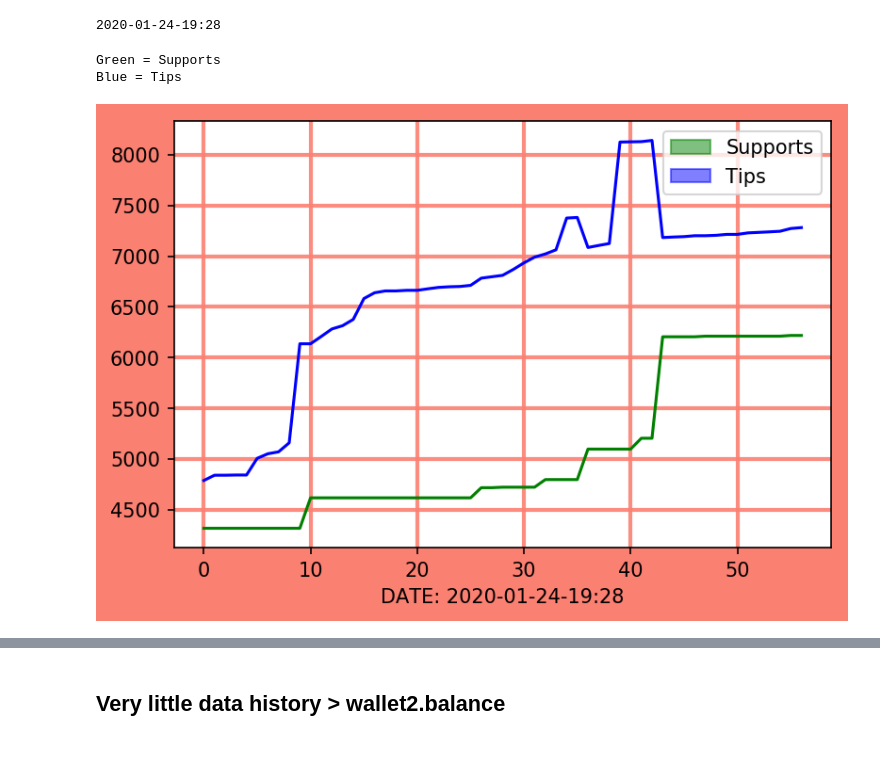
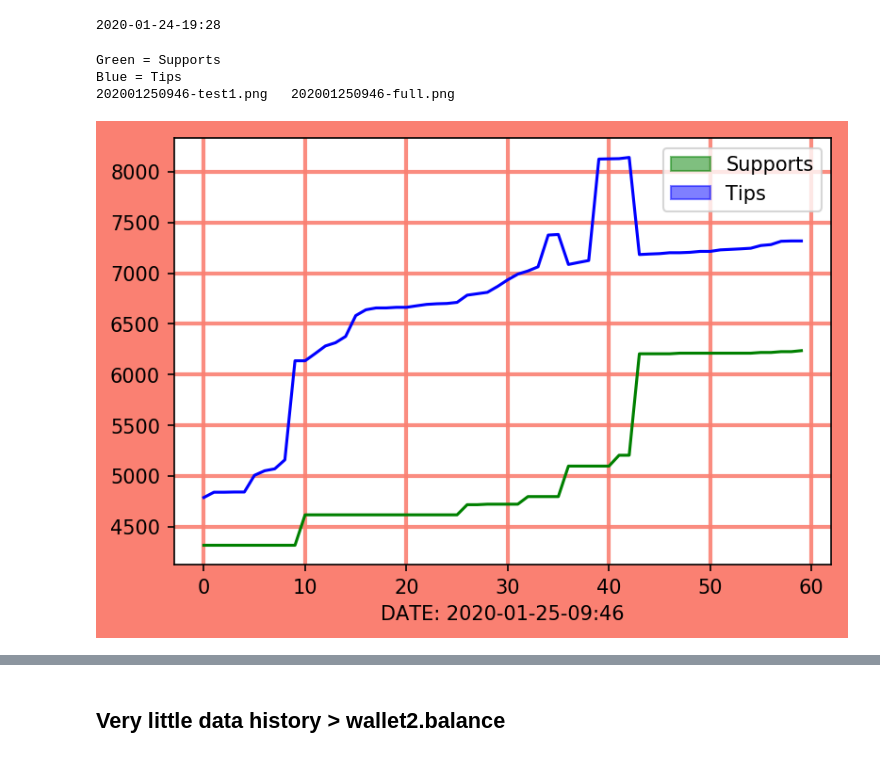
Before and after one commit to JupyterJones/LBRY-toolbox, a Jupyter notebook: Plots-Graphs.ipynb, the cells around one changed output, grey strips where cells are left out. Saved outputs shown, nothing was run; the diff lists cells and outputs as text; code cells hidden in the pictures.

```diff
--- a/Plots-Graphs.ipynb
+++ b/Plots-Graphs.ipynb
@@ -692,6 +366,8 @@ import time
 %matplotlib inline
 import matplotlib.patches as mpatches
 DT = time.strftime("%Y-%m-%d-%H:%M")
+# use for filename
+dt = time.strftime("%Y%m%d%H%M-")
 f = open("/home/jack/wallet.balance").readlines()
 x = []
 y = []
@@ -713,36 +389,39 @@ for lines in f:
 
 # Data for plotting
 t=range(0,len(x))
 S = np.array(x)
 s = np.array(y)
 
 fig, ax = plt.subplots(dpi=150)
 ax.grid(color = "salmon", alpha = .9, linewidth = 2)
 
 red_patch = mpatches.Patch(color='green', alpha = .5, label='Supports')
 blue_patch = mpatches.Patch(color='blue', alpha = .5, label='Tips')
 plt.legend(handles=[red_patch, blue_patch])
 ax.set(xlabel='DATE: '+DT)
 '''
 ax.set(xlabel='DATE: '+DT+'  Samples(Scale = '+NumOfSamples+' samples)   Dropout '+ Dropout, ylabel='Last Training Loss: '+Trainingloss,
        title='Plot Losses from Last '+NumOfSamples+' Samples.   Epoch: '+Epoch+' \n Last: EvaluationLoss: \
 '+Evaluationloss+"    LearningRate: "+LearningRate )
 '''
 print "Green = Supports"
 print "Blue = Tips"
 fig.patch.set_facecolor('salmon')
 #plt.plot(yinc, y, color= 'green', alpha = .5)
 #plt.plot(yinc, y, color= 'red', alpha = .5)
 plt.plot(t, s, color= 'blue')
 plt.plot(t, S, color= 'green')
-
-fig.savefig("test.png")
-plt.savefig('test-full.png', bbox_inches="tight", facecolor="salmon")
+filename = dt+"test1.png"
+filename0 = dt+"full.png"
+print filename," ",filename0
+fig.savefig(filename)
+plt.savefig(filename0 , bbox_inches="tight", facecolor="salmon")
 
 plt.show()
 # %% [output]
 Green = Supports
 Blue = Tips
+202001250946-test1.png   202001250946-full.png
-[figure, old version]
+[figure, new version]
 # %%
 from PIL import Image
```
Also changed, not shown: parts of 11 cells of this notebook, 1 other file.
